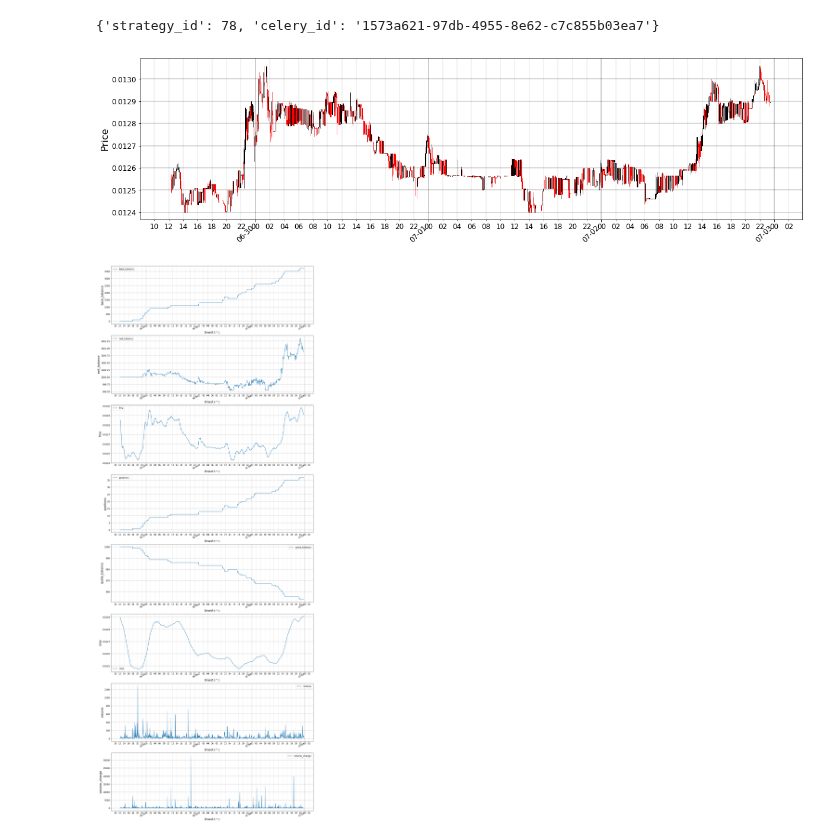
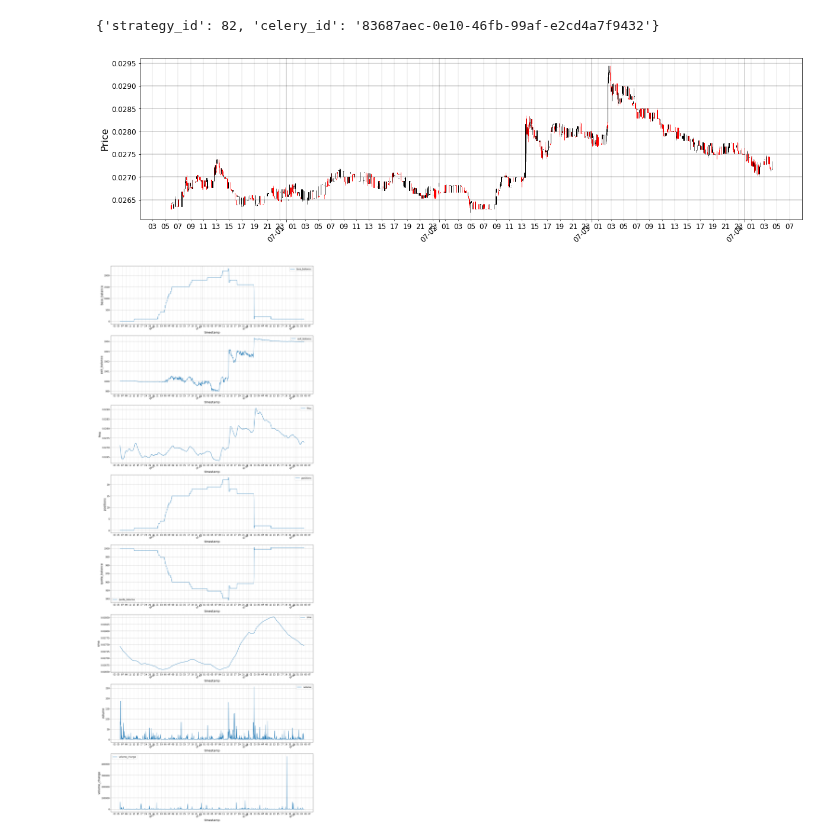
Before and after one commit to eristoddle/KryptoBot, a Jupyter notebook: notebooks/t2_strategies.ipynb, the cells around one changed output. Cells and saved outputs as stored; diff of their text form; code cells hidden in the pictures.

```diff
--- a/notebooks/t2_strategies.ipynb
+++ b/notebooks/t2_strategies.ipynb
@@ -86,7 +87,7 @@ params = {
     'default': {
         'interval': '5m',
         'exchange': 'bittrex',
-        'base_currency': 'LTC',
+        'base_currency': 'ZEC',
         'quote_currency': 'BTC',
         'is_simulated': True,
 #         'start': '2017-06-15',
@@ -101,10 +102,12 @@ params = {
         'trailing_stoploss_percentage': .98
     },
     'custom': {
+#         'short_window': 50,
+#         'long_window': 200,
+#         'short_window': 12,
+#         'long_window': 60,
         'short_window': 12,
-        'long_window': 60,
-#         'short_window': 12,
-#         'long_window': 120,
+        'long_window': 120,
     },
     'portfolio': {
         'name': 'default'
@@ -114,4 +117,4 @@ params = {
 details = manager.run_strategy(params)
 print(details)
 # %% [output]
-{'strategy_id': 78, 'celery_id': '1573a621-97db-4955-8e62-c7c855b03ea7'}
+{'strategy_id': 82, 'celery_id': '83687aec-0e10-46fb-99af-e2cd4a7f9432'}
@@ -121,26 +123,27 @@ manager.stop_strategy(78)
 # %%
 from os import getcwd
 from kryptobot.portfolio.manager import Manager
 
 config = getcwd() + '/config.json'
 manager = Manager(config=config)
 %matplotlib inline
 
-run_keys = manager.get_strategy_run_keys(78)
+# Good Ones: 82
+run_keys = manager.get_strategy_run_keys(82)
 run_key = run_keys[-1]
 
 # Dataframe
 # results = manager.get_results(run_key)
 # results.tail(100)
 
 # Candlestick Data
 manager.show_candle_chart(run_key)
 
 # Indicator Data
 manager.show_indicator_charts(run_key)
 # %% [output]
-[figure, old version]
+[figure, new version]
-[figure, old version]
+[figure, new version]
 # %%
 from os import getcwd
 from kryptobot.portfolio.manager import Manager
```
Also changed, not shown: parts of 5 cells of this notebook, 2 other files.
